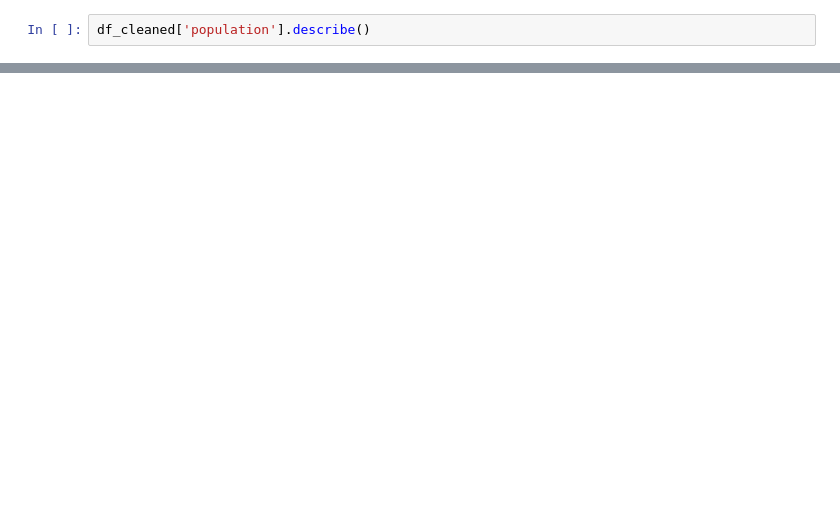
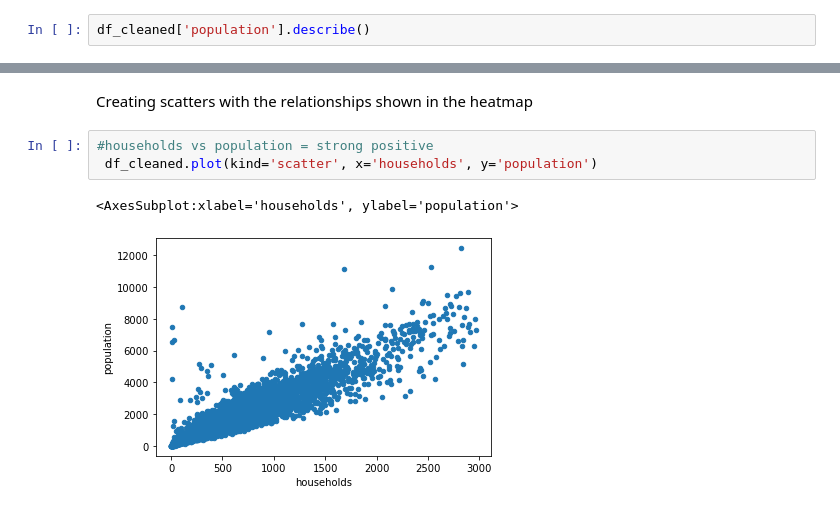
Before and after one commit to data301-2020-winter2/course-project-solo_k, a Jupyter notebook: data/rawdata/dataclean_temp.ipynb, the cells around one changed output, grey strips where cells are left out. Drawn from its saved outputs; the diff is of its cells as text; blank space fills up the shorter version.

```diff
--- a/data/rawdata/dataclean_temp.ipynb
+++ b/data/rawdata/dataclean_temp.ipynb
@@ -85,0 +78,8 @@ Name: population, dtype: float64
+# %% [markdown]
+Creating scatters with the relationships shown in the heatmap
+# %%
+#households vs population = strong positive
+ df_cleaned.plot(kind='scatter', x='households', y='population')
+# %% [output]
+<AxesSubplot:xlabel='households', ylabel='population'>
+[figure, added]
```
Also changed, not shown: parts of 22 cells of this notebook, 1 other file.
